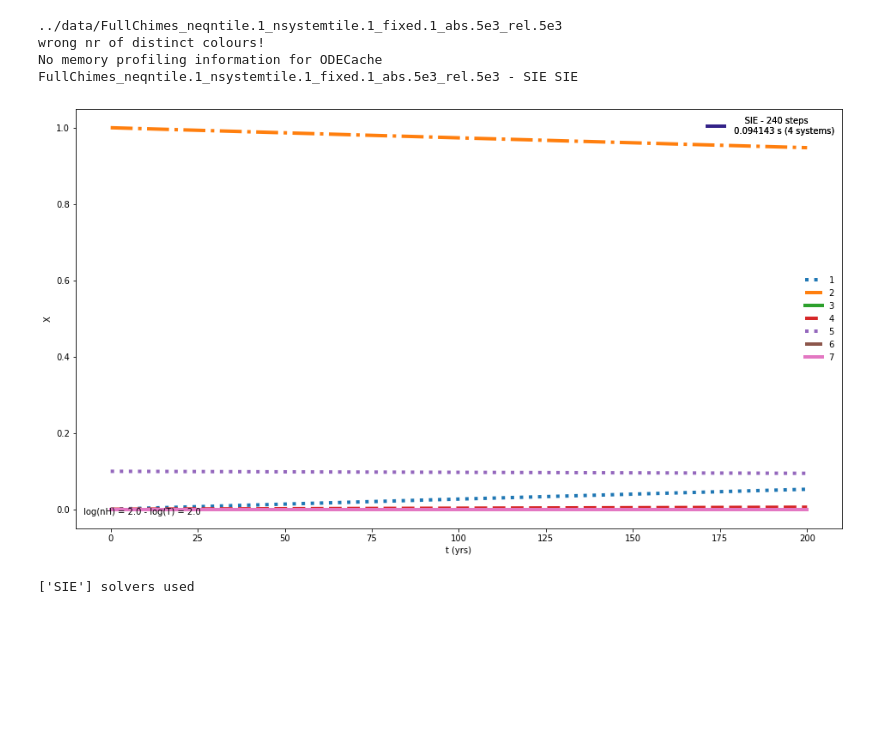
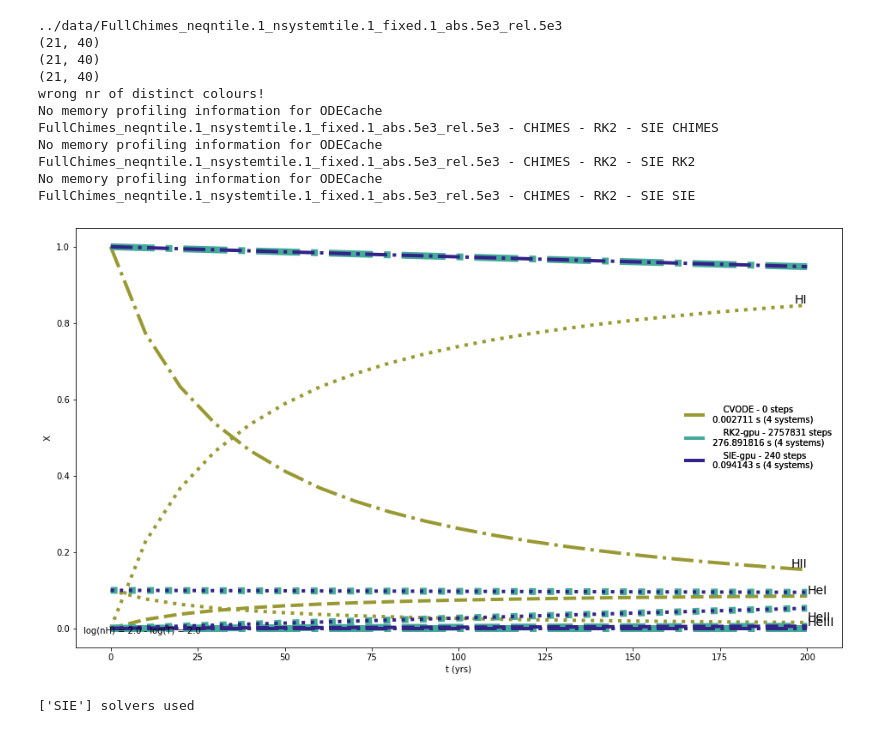
Before and after one commit to agurvich/WIND, a Jupyter notebook: ntbks/PlotScratch.ipynb, the cells around one changed output. Saved outputs shown, nothing was run; the diff lists cells and outputs as text; code cells hidden in the pictures; blank space fills up the shorter version.

Commit message:
plotting CVODE vs. gpu-SIE and gpu-RK2

```diff
--- a/ntbks/PlotScratch.ipynb
+++ b/ntbks/PlotScratch.ipynb
@@ -13,17 +13,23 @@ import pandas as pd
 # %%
 from wind.python.odecache import ODECache
 # %%
-my_cache = ODECache('FullChimes_neqntile.1_nsystemtile.1_fixed.1_abs.5e3_rel.5e3','cache.hdf5',solvers=['SIE'])
+my_cache = ODECache('FullChimes_neqntile.1_nsystemtile.1_fixed.1_abs.5e3_rel.5e3','cache.hdf5',solvers=['SIE','RK2','CHIMES'])
 # %% [output]
 ../data/FullChimes_neqntile.1_nsystemtile.1_fixed.1_abs.5e3_rel.5e3
+(21, 40)
+(21, 40)
+(21, 40)
 wrong nr of distinct colours!
-No memory profiling information for ODECache FullChimes_neqntile.1_nsystemtile.1_fixed.1_abs.5e3_rel.5e3 - SIE SIE
+No memory profiling information for ODECache FullChimes_neqntile.1_nsystemtile.1_fixed.1_abs.5e3_rel.5e3 - CHIMES - RK2 - SIE CHIMES
+No memory profiling information for ODECache FullChimes_neqntile.1_nsystemtile.1_fixed.1_abs.5e3_rel.5e3 - CHIMES - RK2 - SIE RK2
+No memory profiling information for ODECache FullChimes_neqntile.1_nsystemtile.1_fixed.1_abs.5e3_rel.5e3 - CHIMES - RK2 - SIE SIE
 # %%
 plt.clf()
-my_cache.plot_system_over_time(0,ax=plt.gca(),xname='t (yrs)',yname='X',equation_indices=[1,2,3,4,5,6,7,8,9]) ## 3 is molecular, so are 7-9, 0 is ne
+my_cache.plot_system_over_time(0,ax=plt.gca(),xname='t (yrs)',yname='X',equation_indices=[1,2,4,5,6]) ## 3 is molecular, so are 7-9, 0 is ne
+plt.gcf().set_facecolor('white')
 plt.gcf()
 # %% [output]
-[figure, old version]
+[figure, new version]
 # %%
 KatzSystem = ODECache("katz96_out.hdf5",['SIE'],eqm=True)
 KatzSystem.plot_system_over_time(0,plot_eqm=True,
```
Also changed, not shown: 4 other files.
